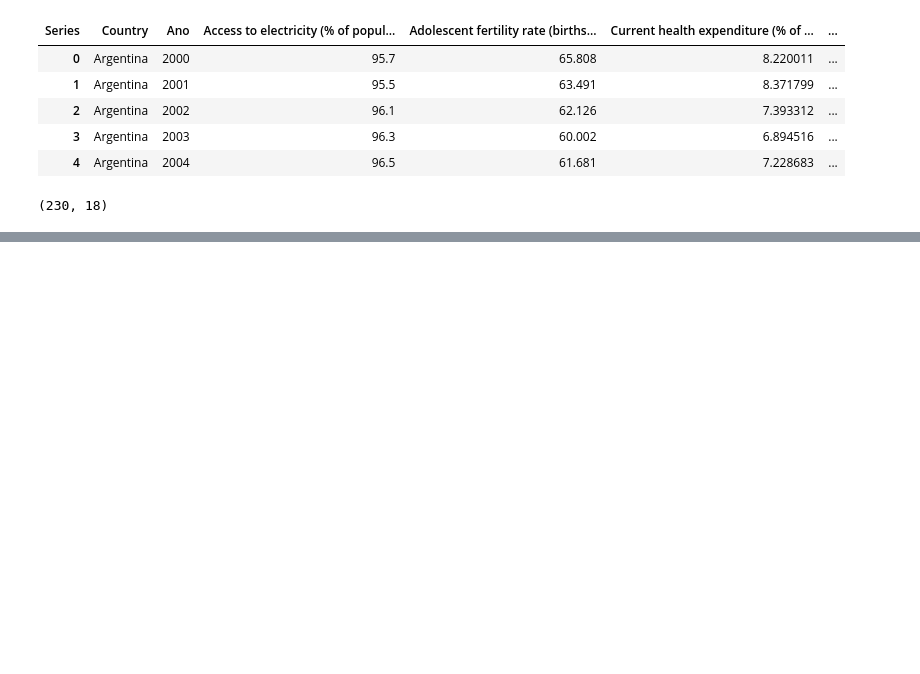
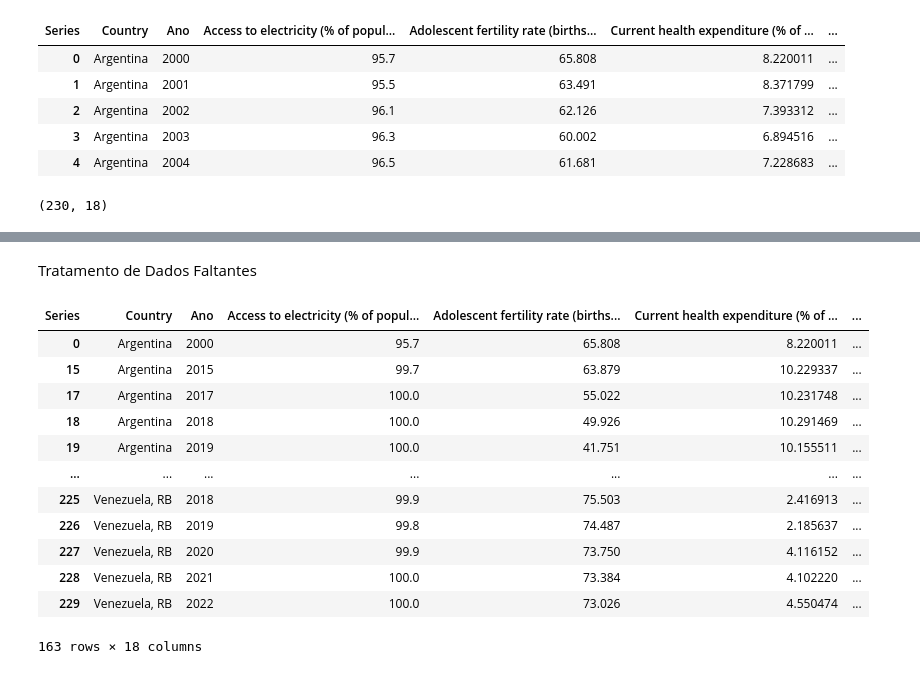
Before and after one commit to Masriaa/Ciencia-dos-Dados, a Jupyter notebook: notebooks/banco-mundial.ipynb, the cells around one changed output, grey strips where cells are left out. Cells and saved outputs as stored; diff of their text form; code cells hidden in the pictures; blank space fills up the shorter version.

Commit message:
tratamento de dados faltantes (nao concluido)

```diff
--- a/notebooks/banco-mundial.ipynb
+++ b/notebooks/banco-mundial.ipynb
@@ -113,0 +222,19 @@ df_data.dtypes
+# %% [markdown]
+Tratamento de Dados Faltantes
+# %%
+linhas_com_nan = df_data[df_data.isna().any(axis=1)]
+linhas_com_nan
+# %% [output]
+| Series | Country | Ano | Access to electricity (% of popul... | Adolescent fertility rate (births... | Current health expenditure (% of ... | ... |
+| 0 | Argentina | 2000 | 95.7 | 65.808 | 8.220011 | ... |
+| 15 | Argentina | 2015 | 99.7 | 63.879 | 10.229337 | ... |
+| 17 | Argentina | 2017 | 100.0 | 55.022 | 10.231748 | ... |
+| 18 | Argentina | 2018 | 100.0 | 49.926 | 10.291469 | ... |
+| 19 | Argentina | 2019 | 100.0 | 41.751 | 10.155511 | ... |
+| ... | ... | ... | ... | ... | ... | ... |
+| 225 | Venezuela, RB | 2018 | 99.9 | 75.503 | 2.416913 | ... |
+| 226 | Venezuela, RB | 2019 | 99.8 | 74.487 | 2.185637 | ... |
+| 227 | Venezuela, RB | 2020 | 99.9 | 73.750 | 4.116152 | ... |
+| 228 | Venezuela, RB | 2021 | 100.0 | 73.384 | 4.102220 | ... |
+| 229 | Venezuela, RB | 2022 | 100.0 | 73.026 | 4.550474 | ... |
+163 rows × 18 columns
```
Also changed, not shown: parts of 14 cells of this notebook, 1 other file.
